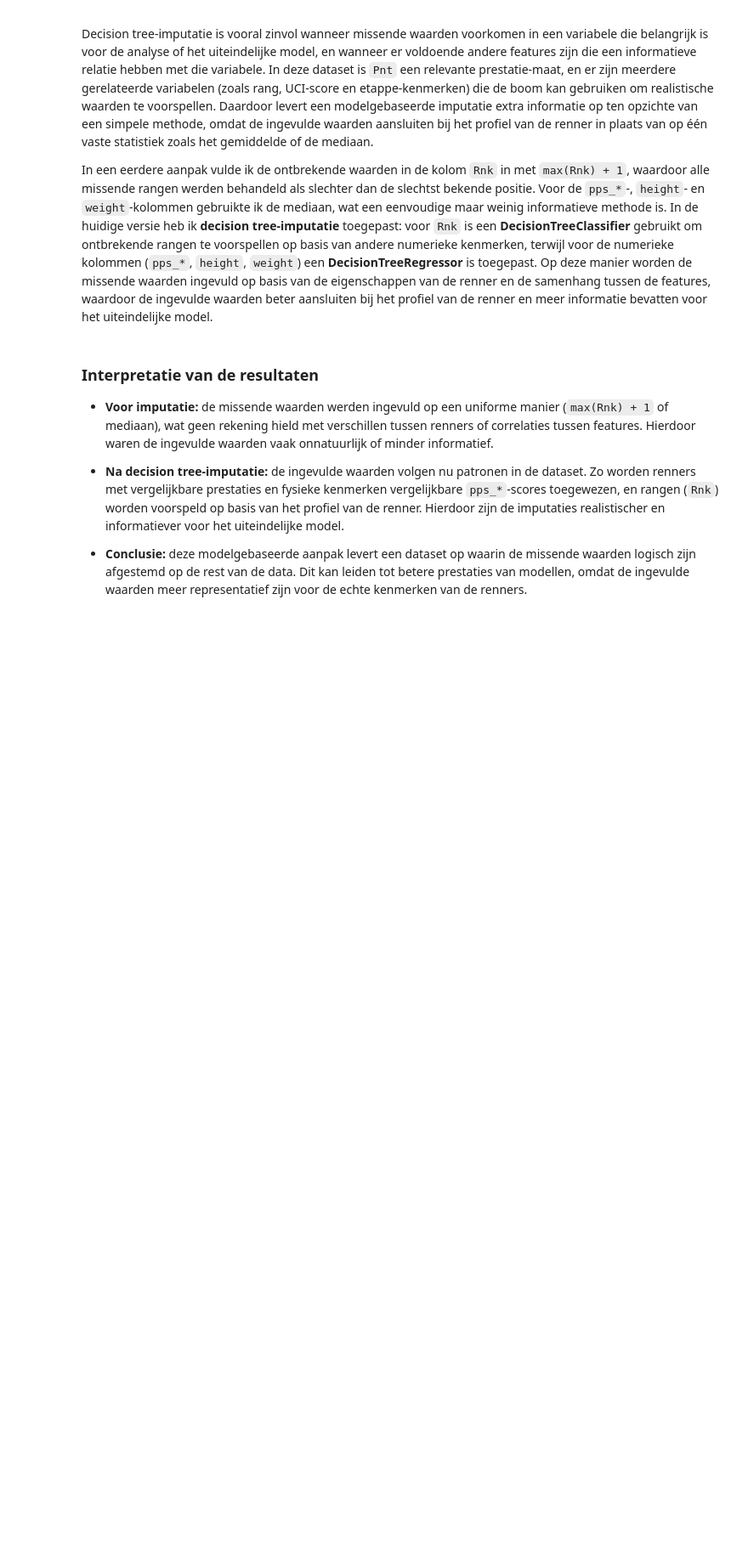
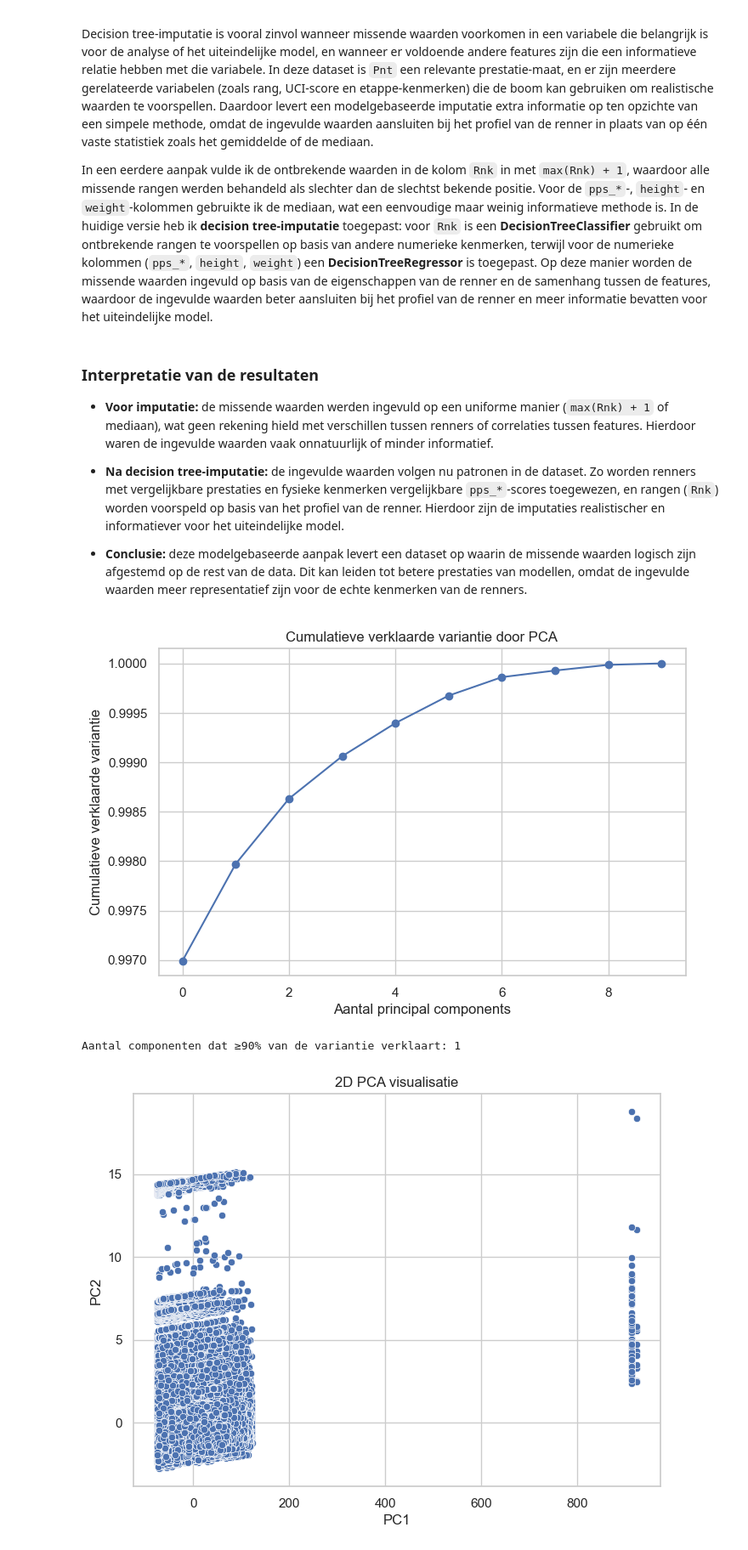
Before and after one commit to Vigo28/PI_7_DS_Minor, a Jupyter notebook: pi7.ipynb, the cells around one changed output. Shown at 85% size. Cells and saved outputs as stored; diff of their text form; code cells hidden in the pictures; blank space fills up the shorter version.

```diff
--- a/pi7.ipynb
+++ b/pi7.ipynb
@@ -1084,3 +1084,37 @@ df_final.to_csv("data/cycling_data_combined_desicion_tree.csv", index=False)
 - **Na decision tree‑imputatie:** de ingevulde waarden volgen nu patronen in de dataset. Zo worden renners met vergelijkbare prestaties en fysieke kenmerken vergelijkbare `pps_*`-scores toegewezen, en rangen (`Rnk`) worden voorspeld op basis van het profiel van de renner. Hierdoor zijn de imputaties realistischer en informatiever voor het uiteindelijke model.
 
 - **Conclusie:** deze modelgebaseerde aanpak levert een dataset op waarin de missende waarden logisch zijn afgestemd op de rest van de data. Dit kan leiden tot betere prestaties van modellen, omdat de ingevulde waarden meer representatief zijn voor de echte kenmerken van de renners.
+# %%
+X = df_final.copy()
+
+# PCA toepassen
+pca = PCA()
+X_pca = pca.fit_transform(X)
+
+# Variantie ratio plotten
+explained_variance_ratio = np.cumsum(pca.explained_variance_ratio_)
+plt.figure(figsize=(8,5))
+plt.plot(explained_variance_ratio, marker='o')
+plt.xlabel("Aantal principal components")
+plt.ylabel("Cumulatieve verklaarde variantie")
+plt.title("Cumulatieve verklaarde variantie door PCA")
+plt.grid(True)
+plt.show()
+
+# Bepaal het aantal componenten dat ≥ 90% verklaart
+n_components_90 = np.argmax(explained_variance_ratio >= 0.90) + 1
+print(f"Aantal componenten dat ≥90% van de variantie verklaart: {n_components_90}")
+
+# Visualisatie in 2D
+pca_2 = PCA(n_components=2)
+X_pca_2d = pca_2.fit_transform(X)
+plt.figure(figsize=(8,6))
+sns.scatterplot(x=X_pca_2d[:,0], y=X_pca_2d[:,1])
+plt.xlabel("PC1")
+plt.ylabel("PC2")
+plt.title("2D PCA visualisatie")
+plt.show()
+# %% [output]
+[figure, added]
+Aantal componenten dat ≥90% van de variantie verklaart: 1
+[figure, added]
```
Also changed, not shown: parts of 3 cells of this notebook.
